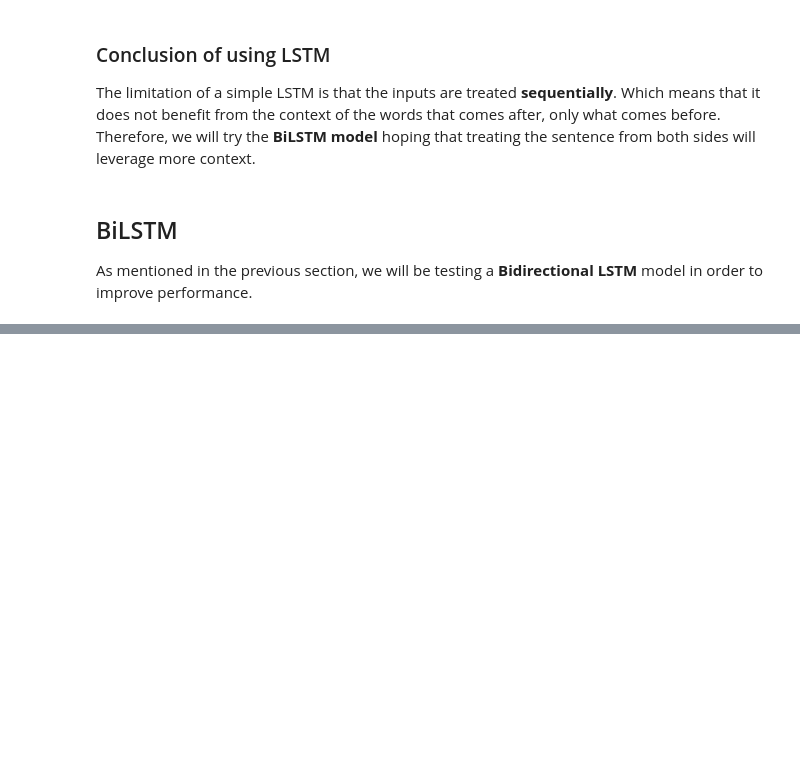
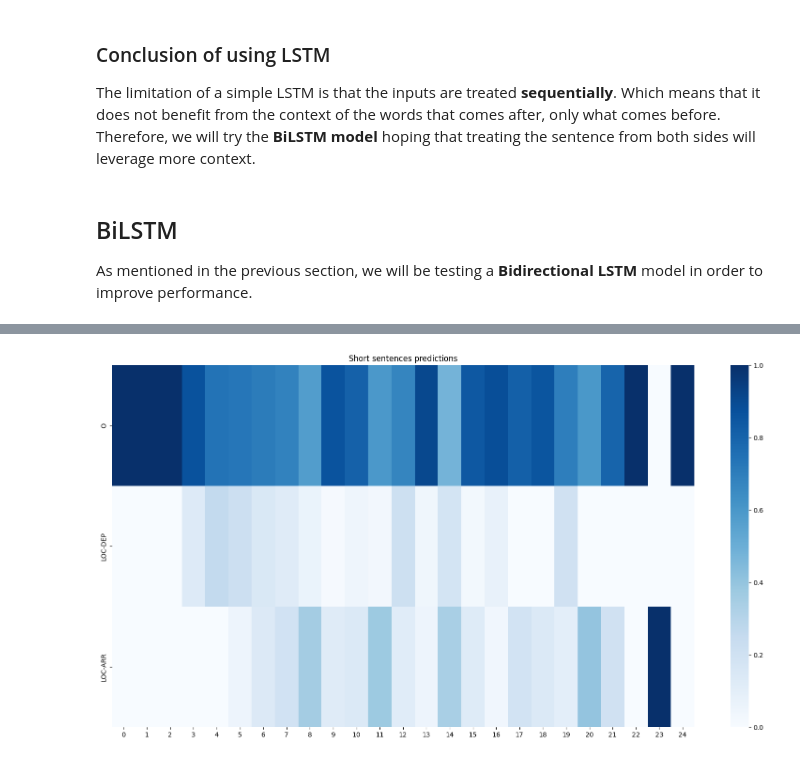
Before and after one commit to lucas066001/TravelOrderResolver, a Jupyter notebook: deepl_ner.ipynb, the cells around one changed output, grey strips where cells are left out. Saved outputs shown, nothing was run; the diff lists cells and outputs as text; code cells hidden in the pictures; blank space fills up the shorter version.

```diff
--- a/deepl_ner.ipynb
+++ b/deepl_ner.ipynb
@@ -737,0 +826,8 @@ array([[[ 0.0000000e+00, -1.8248991e+01, -2.0718296e+01],
+# %%
+label_pos_freq_in_sentences(
+    mask_predictions(blstm_eval_short_predictions, padded_eval_short_labels),
+    unique_labels,
+    title="Short sentences predictions",
+)
+# %% [output]
+[figure, added]
```
Also changed, not shown: parts of 24 cells of this notebook.
